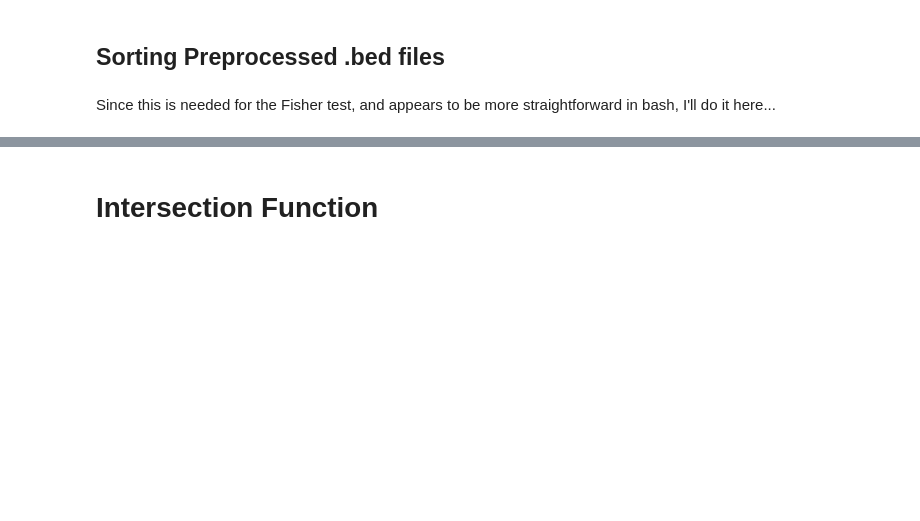
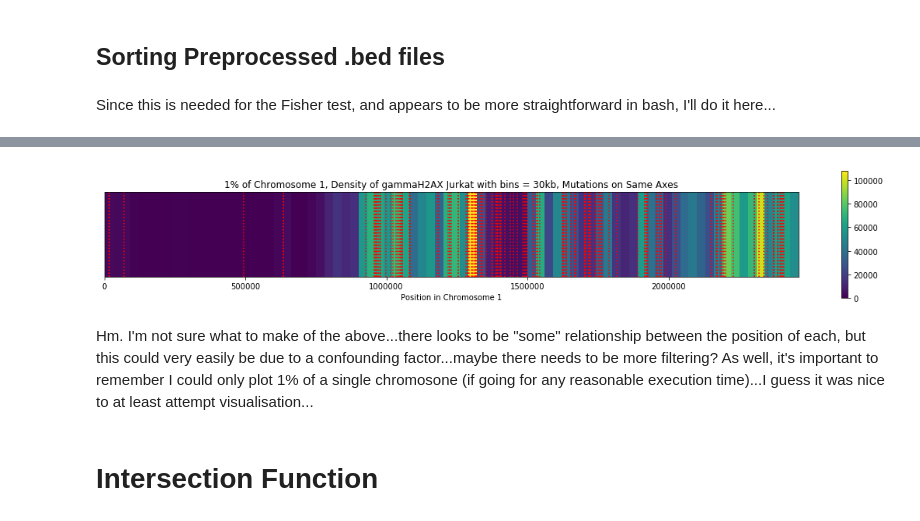
Before and after one commit to wjmn/dsb-bioinformatics-project, a Jupyter notebook: 20170629_secondupdatedworkflow.ipynb, the cells around one changed output, grey strips where cells are left out. Cells and saved outputs as stored; diff of their text form; code cells hidden in the pictures; blank space fills up the shorter version.

Commit message:
visualisation added, second updated workflow

```diff
--- a/20170629_secondupdatedworkflow.ipynb
+++ b/20170629_secondupdatedworkflow.ipynb
@@ -176,0 +291,22 @@ done
+# %%
+raw_marker = raw_marker.astype(int)
+raw_mutations = raw_mutations.astype(int)
+
+prop_to_read = 0.01 # limit due to memory
+
+num_rows = raw_marker.shape[0]
+num_pos = int(raw_marker.max() * prop_to_read)
+
+marker_pos = np.zeros([1, num_pos-1])
+
+for row in raw_marker:
+    num_start = row[0]
+    num_end = row[1]
+    if num_end < num_pos:
+        new_vals = np.hstack((np.repeat(0, num_start-1),
+                             np.repeat(1, num_end-num_start),
+                             np.repeat(0, num_pos-num_end)
+                            ))
+        marker_pos += new_vals.reshape(1, num_pos-1)
+    else:
+        break
@@ -176,0 +317,7 @@ done
+# %%
+bin_width = 30000
+
+num_bins = num_pos // bin_width
+max_pos = num_bins * bin_width # There will be clipping at the end
+
+binned_markers = marker_pos[:, 0:max_pos].reshape([num_bins, bin_width]).sum(axis=1)
@@ -176,0 +344,18 @@ done
+# %%
+%matplotlib inline
+
+
+pylab.rcParams['figure.figsize'] = 20, 3
+
+fig, ax1 = plt.subplots(1, 1)
+im = ax1.imshow(binned_markers.reshape([1, 82]), extent=[0, 82*bin_width, 0, 10*bin_width])
+ax1.set_xlabel("Position in Chromosome 1")
+ax1.set_yticks([])
+ax1.set_title("1% of Chromosome 1, Density of gammaH2AX Jurkat with bins = 30kb, Mutations on Same Axes")
+fig.colorbar(im, ax=ax1)
+
+subset_raw_mutations = raw_mutations[:, 0][raw_mutations[:, 0] <= max_pos]
+for point in subset_raw_mutations:
+    ax1.axvline(x=point, color="red", linestyle=":")
+# %% [output]
+[figure, added]
@@ -177,3 +364,5 @@ done
+# %% [markdown]
+Hm. I'm not sure what to make of the above...there looks to be "some" relationship between the position of each, but this could very easily be due to a confounding factor...maybe there needs to be more filtering? As well, it's important to remember I could only plot 1% of a single chromosone (if going for any reasonable execution time)...I guess it was nice to at least attempt visualisation...
 # %% [markdown]
 # Intersection Function
 # %% [markdown]
```
Also changed, not shown: parts of 32 cells of this notebook.
